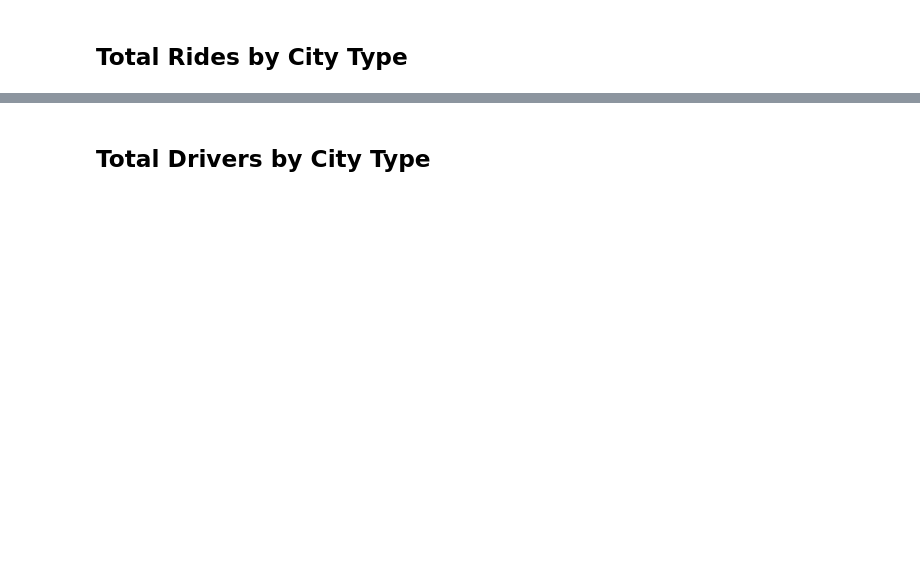
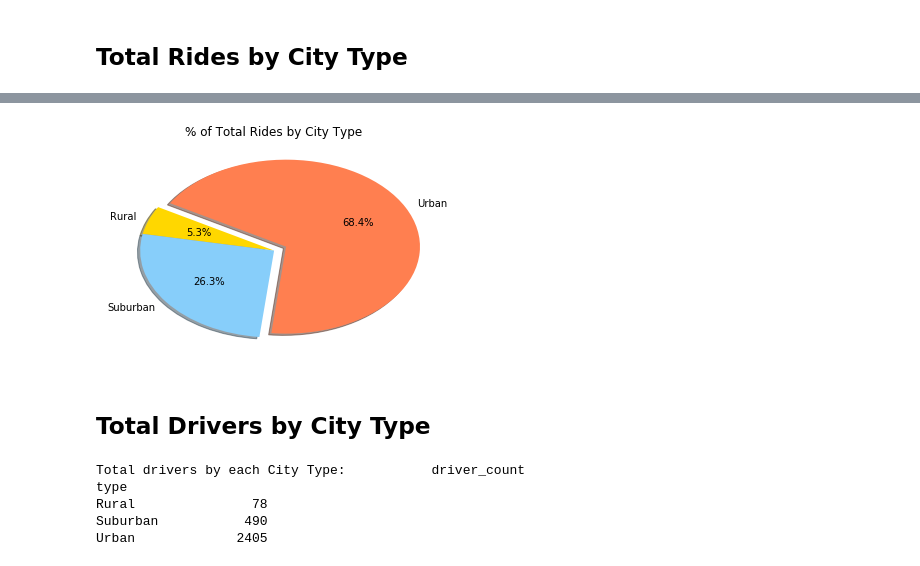
Before and after one commit to kaushiksamaddar/UTAUSTIN-DS-Assignments, a Jupyter notebook: Matplotlib/Pyber/pyber_starter.ipynb, the cells around one changed output, grey strips where cells are left out. Cells and saved outputs as stored; diff of their text form; code cells hidden in the pictures; blank space fills up the shorter version.

```diff
--- a/Matplotlib/Pyber/pyber_starter.ipynb
+++ b/Matplotlib/Pyber/pyber_starter.ipynb
@@ -112,2 +183,14 @@ plt.show()
+# %%
+# Build Pie Chart
+plt.pie(x=totalRidesByCityType, explode=explodeTuple, labels=cityTypes, colors=pieColors, autopct="%1.1f%%",
+        shadow=True, startangle=150)
+plt.title("% of Total Rides by City Type")
+# Save Figure
+plt.savefig("Total Rides by City Type.png")
+
+# Show Figure
+plt.show()
+# %% [output]
+[figure, added]
 # %% [markdown]
 ## Total Drivers by City Type
@@ -122,0 +197,19 @@ plt.show()
+# %%
+# Calculate Driver Percents
+# The PyberData DataFrame contains multiple records of the same number of drivers against the same city
+# and the same type.
+# So the DataFrame needs to be grouped by the Type and then the City to ascertain the unique number of drivers
+# aagainst the same city and the same type.
+totalDriversByCity = pyberDataDF.groupby(['type','city'])['driver_count'].mean()
+
+#Create a DataFrame of the Series and Group by Type to compute the total number of drivers against each type.
+totalDriversByCityDF = pd.DataFrame(totalDriversByCity)
+totalDriversByType = totalDriversByCityDF.groupby('type').sum()
+
+print(f"Total drivers by each City Type: {totalDriversByType}")
+# %% [output]
+Total drivers by each City Type:           driver_count
+type
+Rural               78
+Suburban           490
+Urban             2405
```
Also changed, not shown: parts of 20 cells of this notebook, 4 other files.
